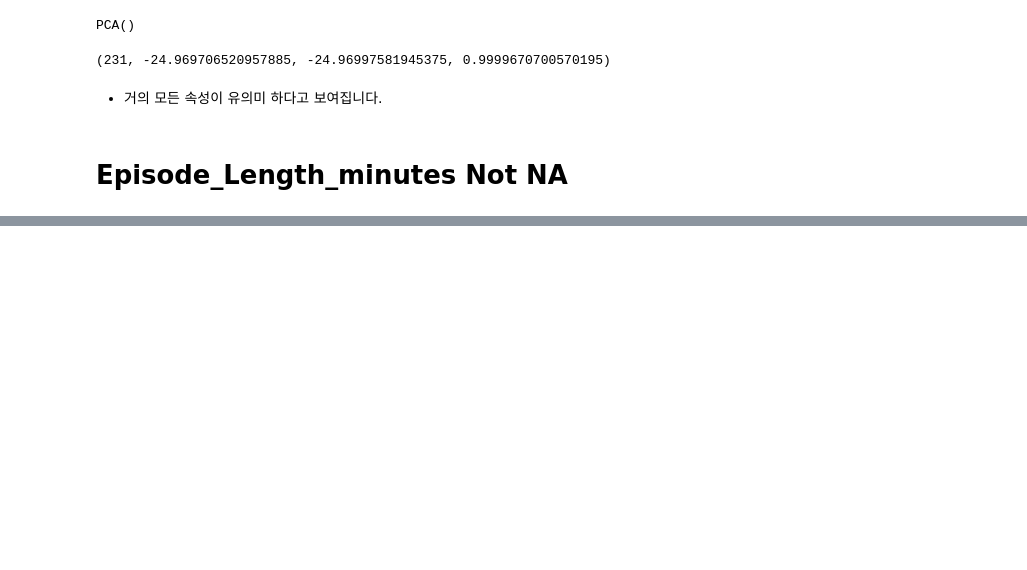
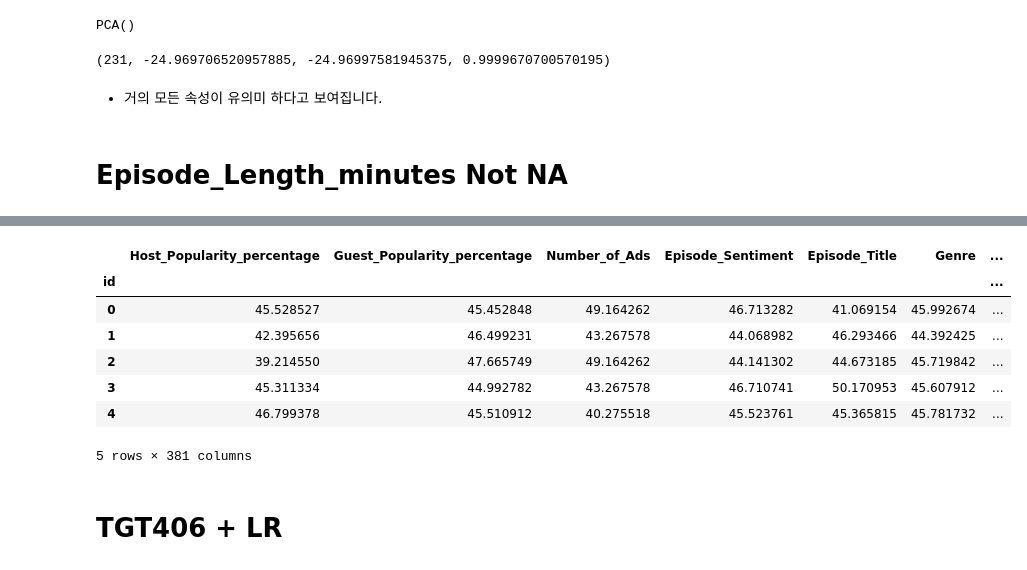
Before and after one commit to sunkusun9/sunkusun9, a Jupyter notebook: kaggle/PGS5/PGS5_ep4/1-4.Target Encoding2.ipynb, the cells around one changed output, grey strips where cells are left out. Drawn from its saved outputs; the diff is of its cells as text; code cells hidden in the pictures; blank space fills up the shorter version.

```diff
--- a/kaggle/PGS5/PGS5_ep4/1-4 Target Encoding2.ipynb
+++ b/kaggle/PGS5/PGS5_ep4/1-4.Target Encoding2.ipynb
@@ -384,0 +487,14 @@ scores_2['test_score'].mean() * 0.883876 + scores_1['test_score'].mean() * 0.116
+# %%
+df_tgt = pd.concat([df_prd_1, df_prd_2, df_prd_3, df_prd_4, df_prd_5], axis=1)
+df_tgt.head()
+# %% [output]
+|  | Host_Popularity_percentage | Guest_Popularity_percentage | Number_of_Ads | Episode_Sentiment | Episode_Title | Genre | ... |
+| id |  |  |  |  |  |  | ... |
+| 0 | 45.528527 | 45.452848 | 49.164262 | 46.713282 | 41.069154 | 45.992674 | ... |
+| 1 | 42.395656 | 46.499231 | 43.267578 | 44.068982 | 46.293466 | 44.392425 | ... |
+| 2 | 39.214550 | 47.665749 | 49.164262 | 44.141302 | 44.673185 | 45.719842 | ... |
+| 3 | 45.311334 | 44.992782 | 43.267578 | 46.710741 | 50.170953 | 45.607912 | ... |
+| 4 | 46.799378 | 45.510912 | 40.275518 | 45.523761 | 45.365815 | 45.781732 | ... |
+5 rows × 381 columns
+# %% [markdown]
+# TGT406 + LR
```
Also changed, not shown: parts of 23 cells of this notebook, 3 other files.
